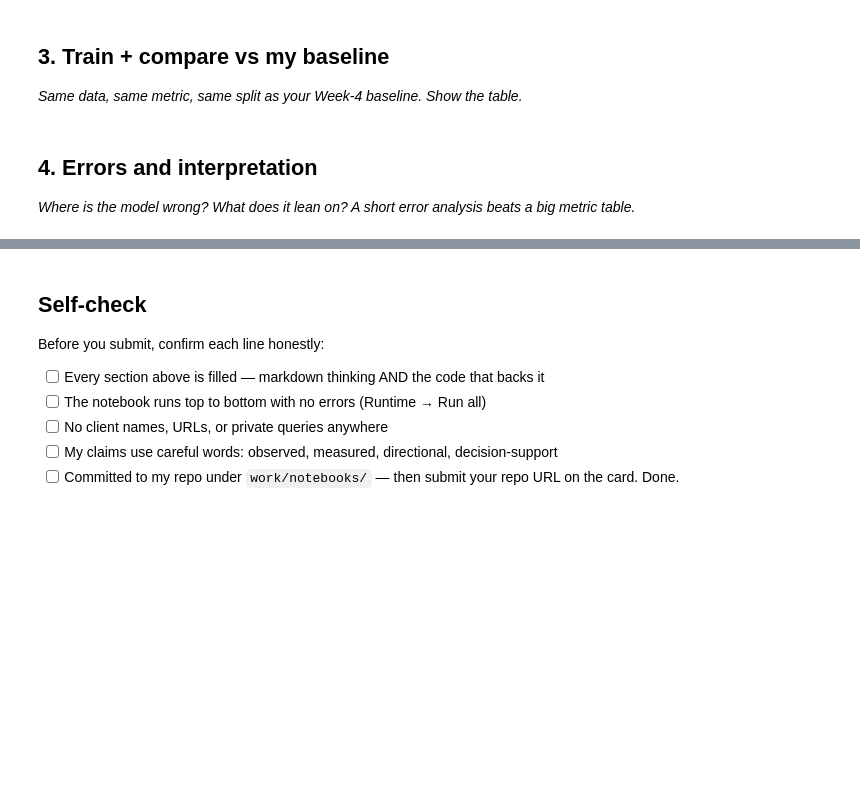
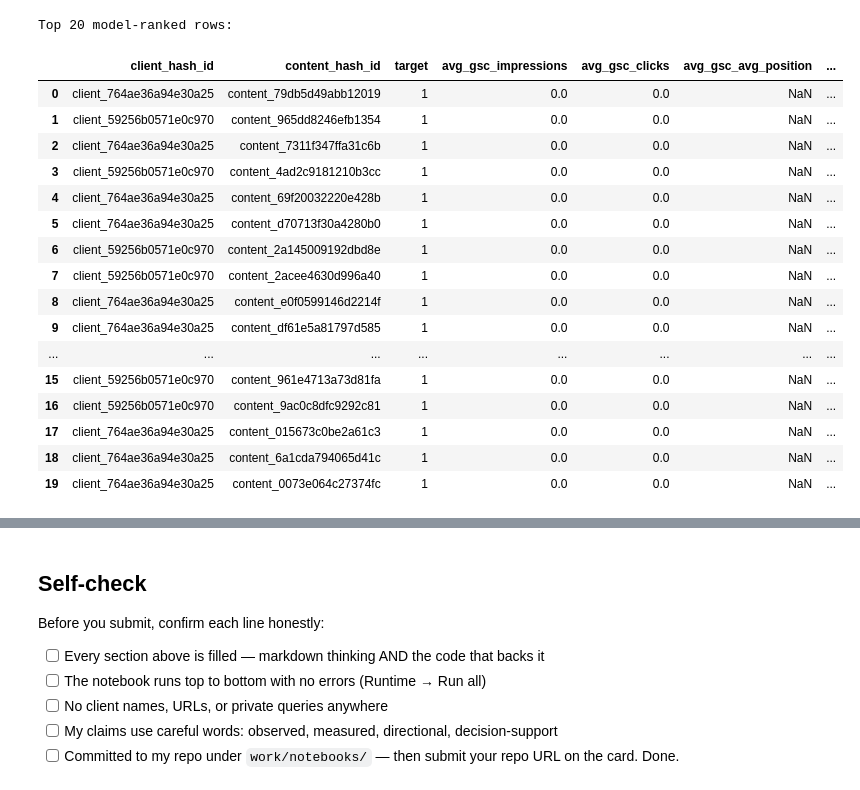
Before and after one commit to Srinadh2314/srinadh-flyrank-intership, a Jupyter notebook: work/notebooks/w05_model.ipynb, the cells around one changed output, grey strips where cells are left out. Drawn from its saved outputs; the diff is of its cells as text; code cells hidden in the pictures; blank space fills up the shorter version.

```diff
--- a/work/notebooks/w05_model.ipynb
+++ b/work/notebooks/w05_model.ipynb
@@ -23,4 +243,0 @@ This skeleton is yours to fill. Work the sections **in order** — each one has
-# %% [markdown]
-## 3. Train + compare vs my baseline
-
-*Same data, same metric, same split as your Week-4 baseline. Show the table.*
@@ -30,4 +243,0 @@ This skeleton is yours to fill. Work the sections **in order** — each one has
-# %% [markdown]
-## 4. Errors and interpretation
-
-*Where is the model wrong? What does it lean on? A short error analysis beats a big metric table.*
@@ -36,0 +244,39 @@ This skeleton is yours to fill. Work the sections **in order** — each one has
+# %%
+
+
+test_results = test_df[
+    ["client_hash_id", "content_hash_id", "target"] + features
+].copy()
+
+test_results["model_score"] = model_score
+
+test_results = test_results.sort_values(
+    "model_score",
+    ascending=False
+).reset_index(drop=True)
+
+test_results["rank"] = np.arange(1, len(test_results) + 1)
+
+test_results["predicted_top50"] = test_results["rank"] <= 50
+
+print("Top 20 model-ranked rows:")
+display(test_results.head(20))
+# %% [output]
+Top 20 model-ranked rows:
+|  | client_hash_id | content_hash_id | target | avg_gsc_impressions | avg_gsc_clicks | avg_gsc_avg_position | ... |
+| 0 | client_764ae36a94e30a25 | content_79db5d49abb12019 | 1 | 0.0 | 0.0 | NaN | ... |
+| 1 | client_59256b0571e0c970 | content_965dd8246efb1354 | 1 | 0.0 | 0.0 | NaN | ... |
+| 2 | client_764ae36a94e30a25 | content_7311f347ffa31c6b | 1 | 0.0 | 0.0 | NaN | ... |
+| 3 | client_59256b0571e0c970 | content_4ad2c9181210b3cc | 1 | 0.0 | 0.0 | NaN | ... |
+| 4 | client_764ae36a94e30a25 | content_69f20032220e428b | 1 | 0.0 | 0.0 | NaN | ... |
+| 5 | client_764ae36a94e30a25 | content_d70713f30a4280b0 | 1 | 0.0 | 0.0 | NaN | ... |
+| 6 | client_59256b0571e0c970 | content_2a145009192dbd8e | 1 | 0.0 | 0.0 | NaN | ... |
+| 7 | client_59256b0571e0c970 | content_2acee4630d996a40 | 1 | 0.0 | 0.0 | NaN | ... |
+| 8 | client_764ae36a94e30a25 | content_e0f0599146d2214f | 1 | 0.0 | 0.0 | NaN | ... |
+| 9 | client_764ae36a94e30a25 | content_df61e5a81797d585 | 1 | 0.0 | 0.0 | NaN | ... |
+| ... | ... | ... | ... | ... | ... | ... | ... |
+| 15 | client_59256b0571e0c970 | content_961e4713a73d81fa | 1 | 0.0 | 0.0 | NaN | ... |
+| 16 | client_59256b0571e0c970 | content_9ac0c8dfc9292c81 | 1 | 0.0 | 0.0 | NaN | ... |
+| 17 | client_764ae36a94e30a25 | content_015673c0be2a61c3 | 1 | 0.0 | 0.0 | NaN | ... |
+| 18 | client_764ae36a94e30a25 | content_6a1cda794065d41c | 1 | 0.0 | 0.0 | NaN | ... |
+| 19 | client_764ae36a94e30a25 | content_0073e064c27374fc | 1 | 0.0 | 0.0 | NaN | ... |
```
Also changed, not shown: parts of 13 cells of this notebook.
